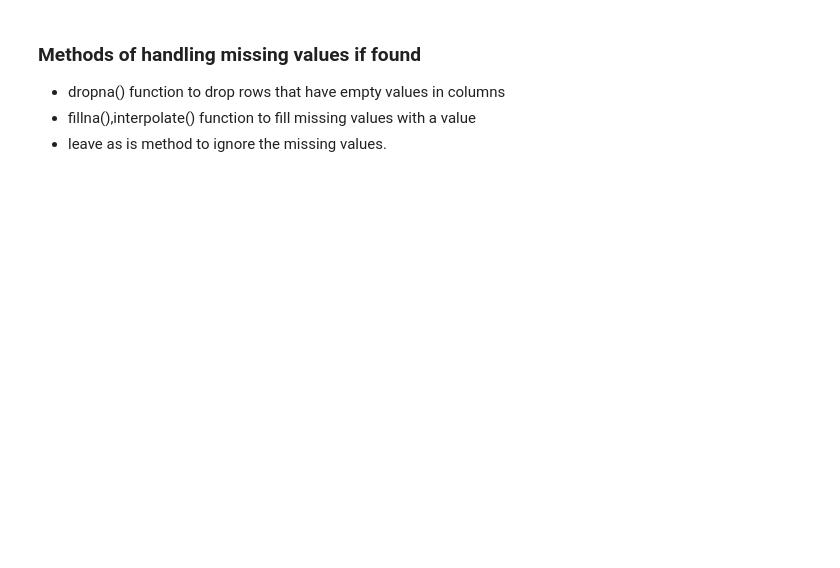
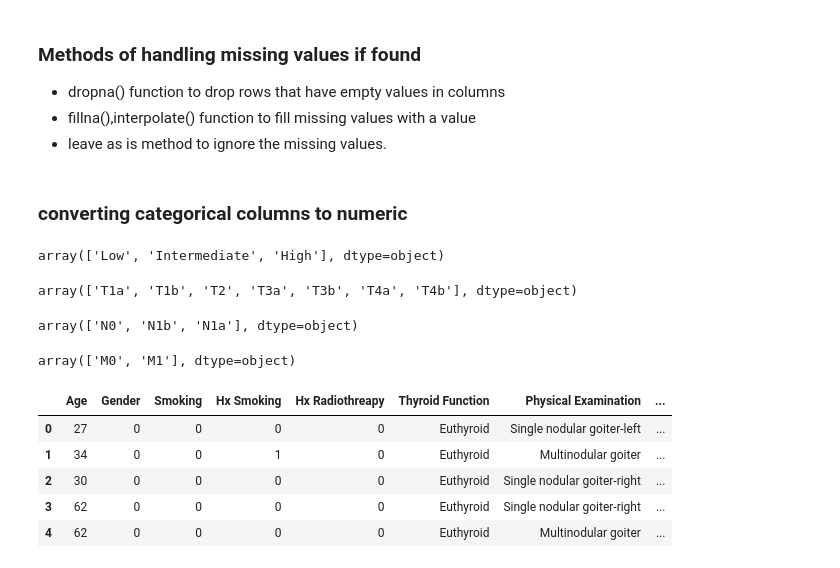
Before and after one commit to edinabwari/Thyroid_prediction_logistic_regeression, a Jupyter notebook: Thyriod_logistic_regression.ipynb, the cells around one changed output. Cells and saved outputs as stored; diff of their text form; code cells hidden in the pictures; blank space fills up the shorter version.

```diff
--- a/Thyriod_logistic_regression.ipynb
+++ b/Thyriod_logistic_regression.ipynb
@@ -153,3 +114,49 @@ dtype: int64
   - dropna() function to drop rows that have empty values in columns
   - fillna(),interpolate() function to fill missing values with a value
   - leave as is method to ignore the missing values.
+# %% [markdown]
+### converting categorical columns to numeric
+# %%
+df['Risk'].unique()
+# %% [output]
+array(['Low', 'Intermediate', 'High'], dtype=object)
+# %%
+df['T'].unique()
+# %% [output]
+array(['T1a', 'T1b', 'T2', 'T3a', 'T3b', 'T4a', 'T4b'], dtype=object)
+# %%
+df['N'].unique()
+# %% [output]
+array(['N0', 'N1b', 'N1a'], dtype=object)
+# %%
+df['M'].unique()
+# %% [output]
+array(['M0', 'M1'], dtype=object)
+# %%
+# Apply one-hot encoding to 'Gender' and 'Hx Smoking' columns separately
+# For 'Gender'
+df['Gender'] = pd.get_dummies(df['Gender'], dtype=int, drop_first=True)
+
+# For 'Smoking'
+df['Smoking'] = pd.get_dummies(df['Smoking'], dtype=int, drop_first=True)
+
+# For 'Hx Smoking'
+df['Hx Smoking'] = pd.get_dummies(df['Hx Smoking'], dtype=int, drop_first=True)
+
+# For 'Hx Radiotherapy'
+df['Hx Radiothreapy'] = pd.get_dummies(df['Hx Radiothreapy'], dtype=int, drop_first=True)
+
+# For 'Focality'
+df['Focality'] = pd.get_dummies(df['Focality'], dtype=int, drop_first=True)
+
+# For 'Recurred'
+df['Recurred'] = pd.get_dummies(df['Recurred'], dtype=int, drop_first=True)
+
+df.head()
+# %% [output]
+|  | Age | Gender | Smoking | Hx Smoking | Hx Radiothreapy | Thyroid Function | Physical Examination | ... |
+| 0 | 27 | 0 | 0 | 0 | 0 | Euthyroid | Single nodular goiter-left | ... |
+| 1 | 34 | 0 | 0 | 1 | 0 | Euthyroid | Multinodular goiter | ... |
+| 2 | 30 | 0 | 0 | 0 | 0 | Euthyroid | Single nodular goiter-right | ... |
+| 3 | 62 | 0 | 0 | 0 | 0 | Euthyroid | Single nodular goiter-right | ... |
+| 4 | 62 | 0 | 0 | 0 | 0 | Euthyroid | Multinodular goiter | ... |
```
Also changed, not shown: parts of 31 cells of this notebook.
